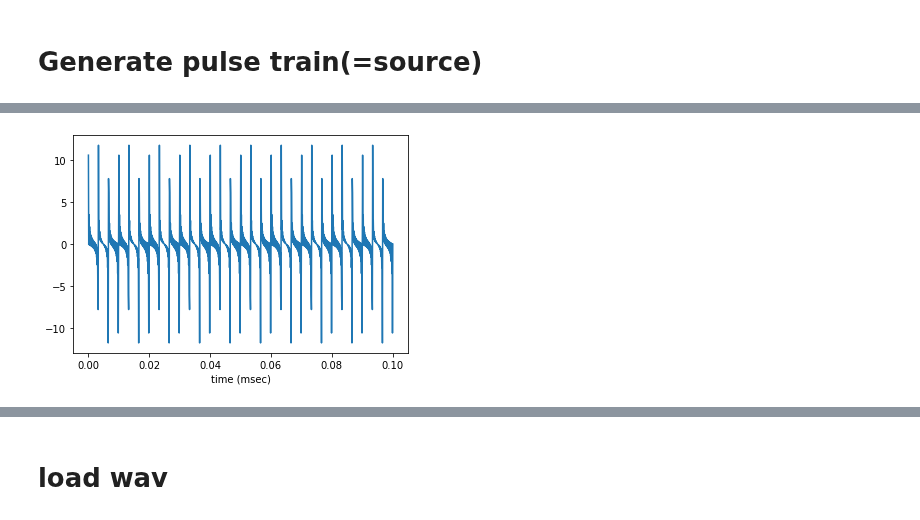
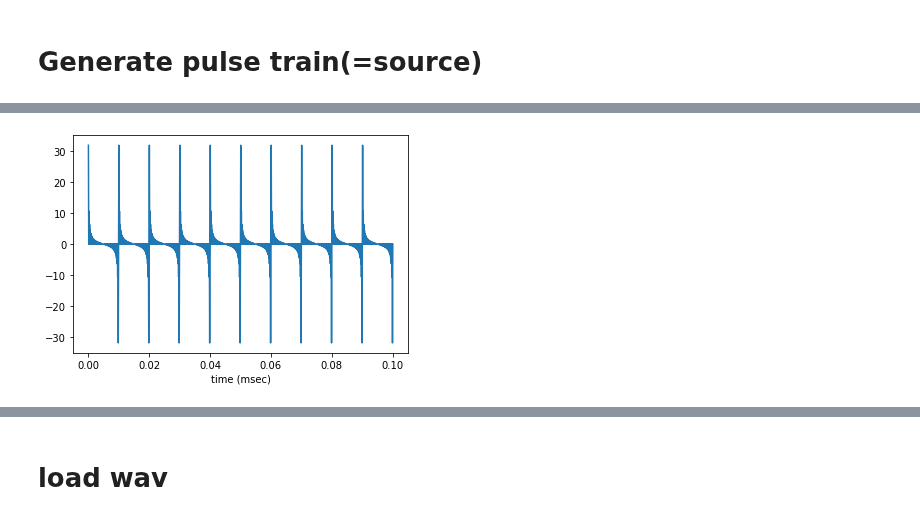
Before and after one commit to TaeYongGong/class2021Spring, a Jupyter notebook: sound.ipynb, the cells around one changed output, grey strips where cells are left out. Drawn from its saved outputs; the diff is of its cells as text; code cells hidden in the pictures.

```diff
--- a/sound.ipynb
+++ b/sound.ipynb
@@ -533,27 +533,31 @@ ipd.Audio(c.real, rate=sr)
 # %%
 # parameter setting
 amp = 1
 sr = 10000
 dur = 0.5
 
-F0 = 300
+F0 = 100
 Fend = int(sr/2)
 # f0는 가장 낮은 frequency이다. 이에대한 harmonics을 만들어준다.
 # Fend -> 표현하는 제일 마지막 주파수.-> 5000까지가 우리가 표현할 수 있는 가청 주파수이다. 이는 float이기 때문에 range에서 쓰기위해서 int처리
+# 이것을 Nyquist이라고 한다.
 
 s_all = 0
 # 여기서 s값은 가장 초기의 s값이다.-> 그냥 s값을 0으로 정해주는 함수
 for freq in range(F0, Fend+1, F0):
   # F0부터 Fend까지 F0의 harmonics(F0의 배음)들로 이뤄진 range
   s, t, theta = phasor_sine(amp, sr, dur, freq)
   s_all += s
-  # s값을 계속해서 없데이트
+  # freq에 따라 s값(시간이랑 synchronized된 sin graph)을 계속해서 없데이트
 
 fig = plt.figure()
 ax = fig.add_subplot(111)
 ax.plot(t[0:1000], s_all[0:1000]);
 ax.set_xlabel('time (msec)')
 ipd.Audio(s_all, rate=sr)
+#display라는 library에서 audio라는 함수를 가져온다
+# 소리를 들려주는 함수<audio라는 function을 가져온다.>
+# 소리로 만들어 주고 싶은 그래프<c or s 등>과sampling rate이 필요
 # %% [output]
 [interactive output not drawn]
-[figure, old version]
+[figure, new version]
```
Also changed, not shown: parts of 10 cells of this notebook.
